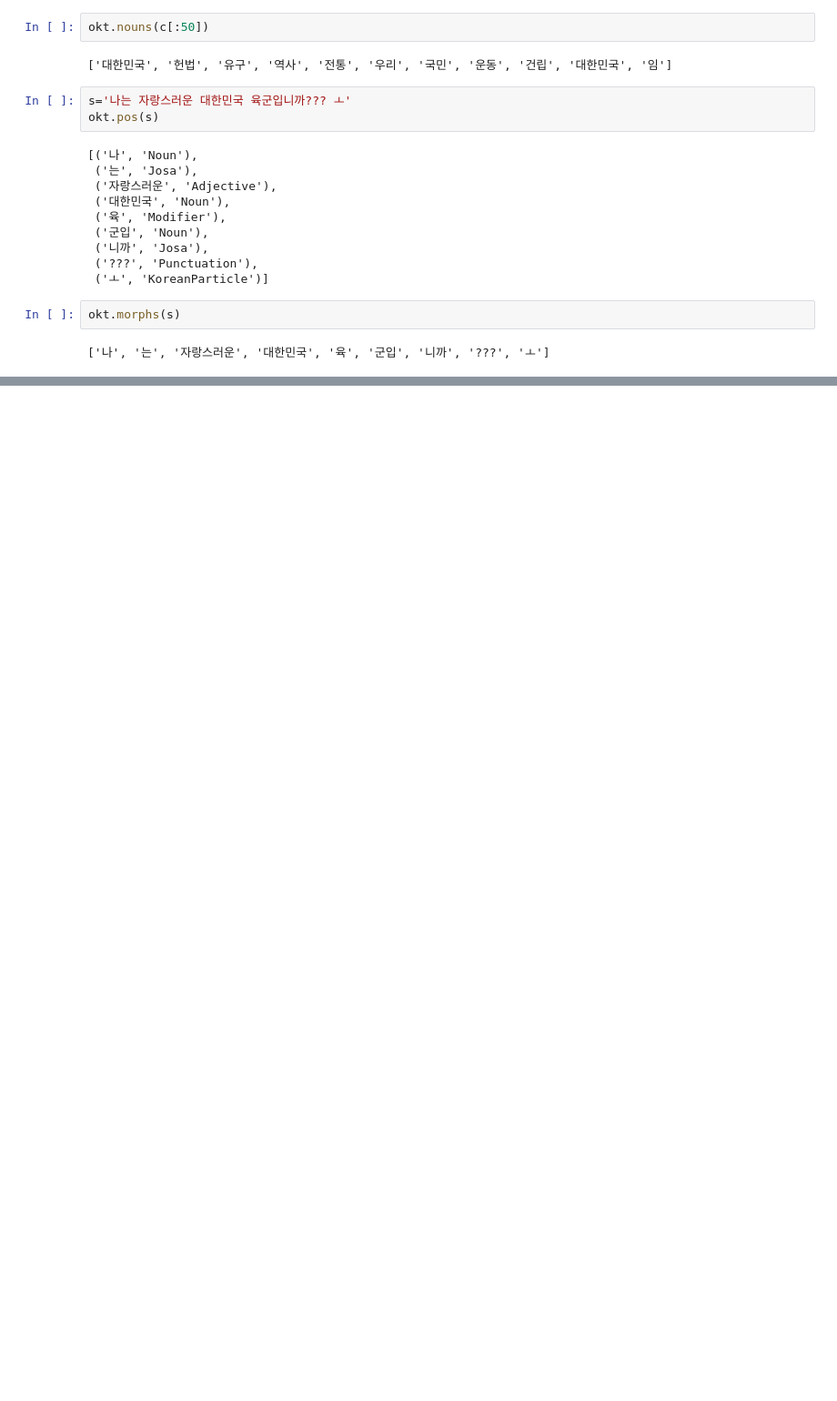
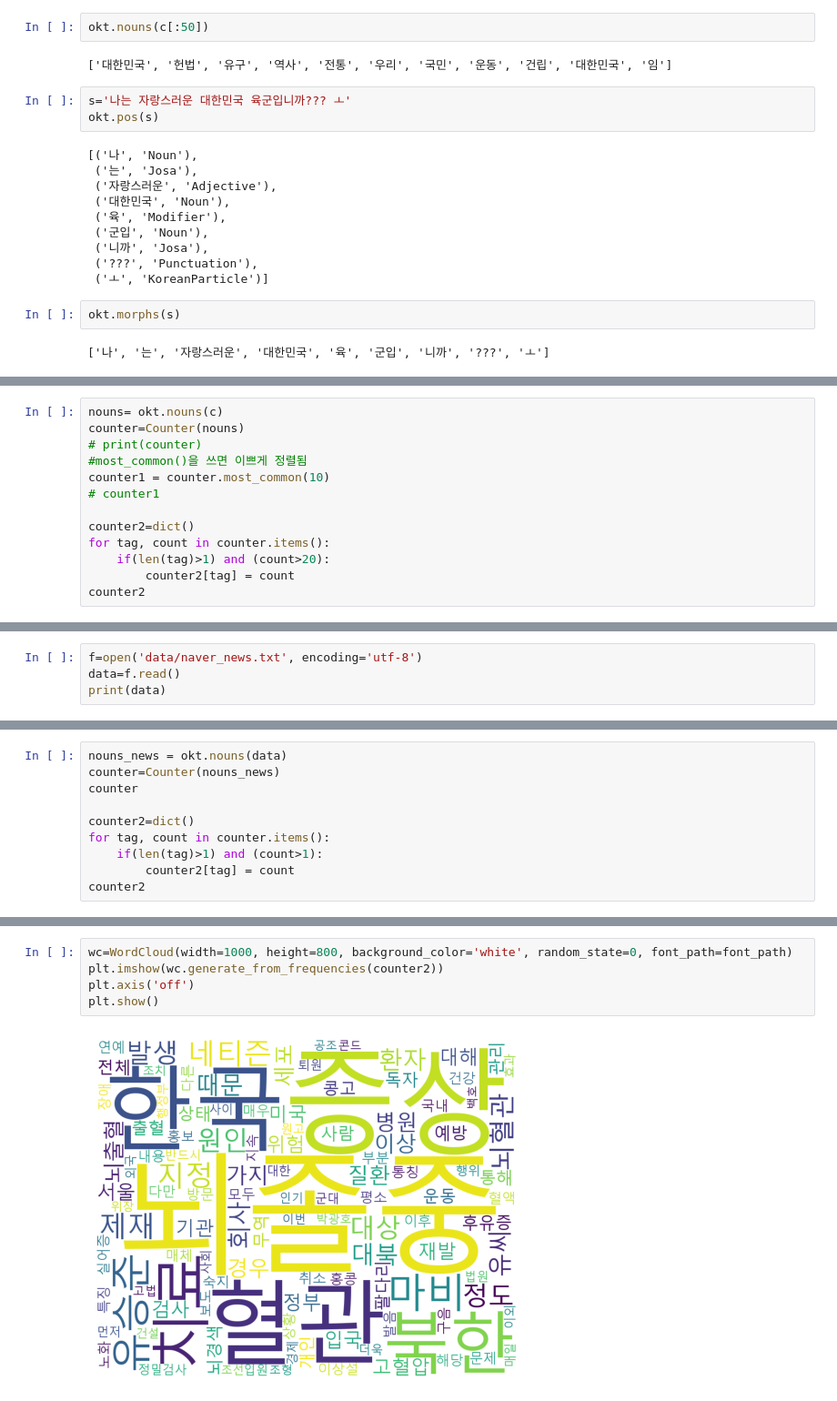
Before and after one commit to lyoun3060/bigdata_visual, a Jupyter notebook: 0713(텍스트분석)/konlpy.ipynb, the cells around one changed output, grey strips where cells are left out. Shown: that part at 91% size. Cells and saved outputs as stored; diff of their text form; blank space fills up the shorter version.

```diff
--- a/0713(텍스트분석)/konlpy.ipynb
+++ b/0713(텍스트분석)/konlpy.ipynb
@@ -137,0 +215,13 @@ okt.morphs(s)
+# %%
+nouns= okt.nouns(c)
+counter=Counter(nouns)
+# print(counter)
+#most_common()을 쓰면 이쁘게 정렬됨
+counter1 = counter.most_common(10)
+# counter1
+
+counter2=dict()
+for tag, count in counter.items():
+    if(len(tag)>1) and (count>20):
+        counter2[tag] = count
+counter2
@@ -137,0 +240,4 @@ okt.morphs(s)
+# %%
+f=open('data/naver_news.txt', encoding='utf-8')
+data=f.read()
+print(data)
@@ -137,0 +262,10 @@ okt.morphs(s)
+# %%
+nouns_news = okt.nouns(data)
+counter=Counter(nouns_news)
+counter
+
+counter2=dict()
+for tag, count in counter.items():
+    if(len(tag)>1) and (count>1):
+        counter2[tag] = count
+counter2
@@ -137,0 +290,7 @@ okt.morphs(s)
+# %%
+wc=WordCloud(width=1000, height=800, background_color='white', random_state=0, font_path=font_path)
+plt.imshow(wc.generate_from_frequencies(counter2))
+plt.axis('off')
+plt.show()
+# %% [output]
+[figure, added]
```
Also changed, not shown: parts of 13 cells of this notebook, 21 other files.
